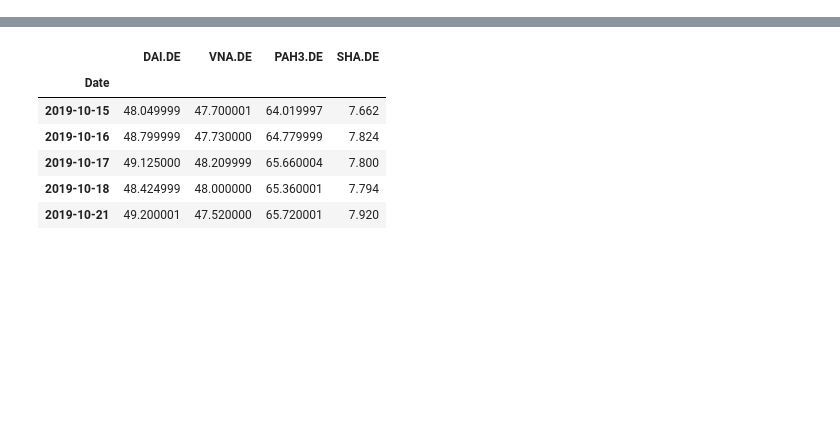
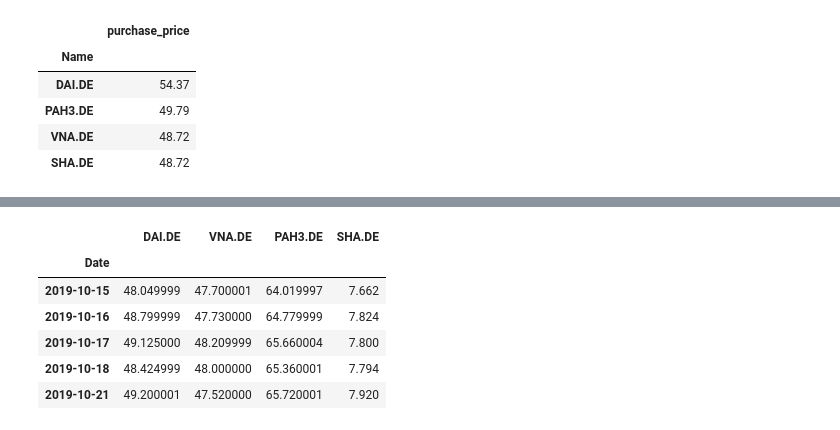
Before and after one commit to tjonas1/uri_csc593, a Jupyter notebook: StockMarket.ipynb, the cells around one changed output, grey strips where cells are left out. Saved outputs shown, nothing was run; the diff lists cells and outputs as text; code cells hidden in the pictures; blank space fills up the shorter version.

```diff
--- a/StockMarket.ipynb
+++ b/StockMarket.ipynb
@@ -9,3 +9,16 @@ price = pd.DataFrame({ticker:data ['Adj Close']
                     for ticker, data in all_data.items()})
 volume=pd.DataFrame({ticker:data['Volume']
                     for ticker, data in all_data.items()})
+# %%
+purchase_list = [['DAI.DE', 54.37], ['PAH3.DE', 49.79], ['VNA.DE', 48.72], ['SHA.DE', 48.72]]
+
+purchase = pd.DataFrame(purchase_list, columns = ['Name', 'purchase_price'])
+purchase.set_index('Name',inplace=True)
+purchase
+# %% [output]
+|  | purchase_price |
+| Name |  |
+| DAI.DE | 54.37 |
+| PAH3.DE | 49.79 |
+| VNA.DE | 48.72 |
+| SHA.DE | 48.72 |
```
Also changed, not shown: parts of 11 cells of this notebook, 4 other files.
